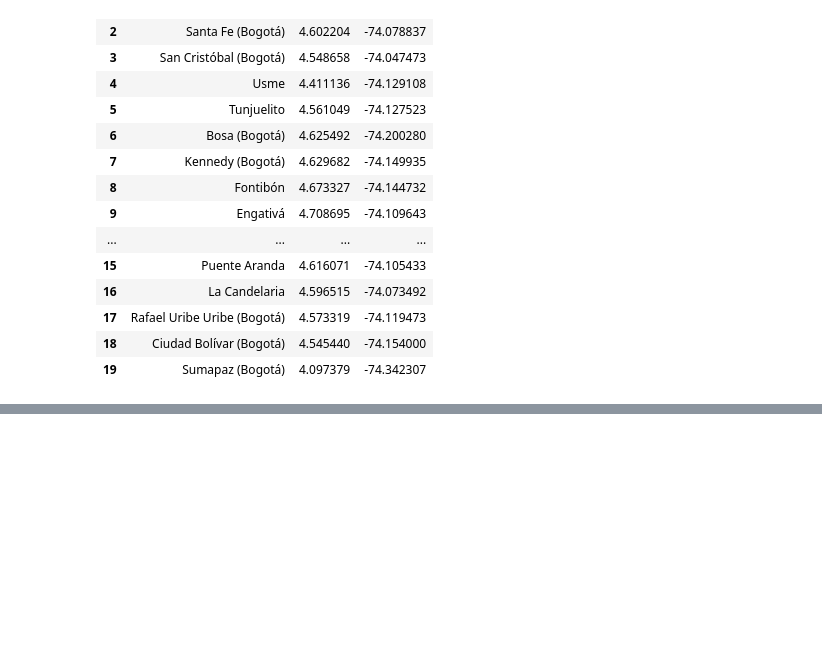
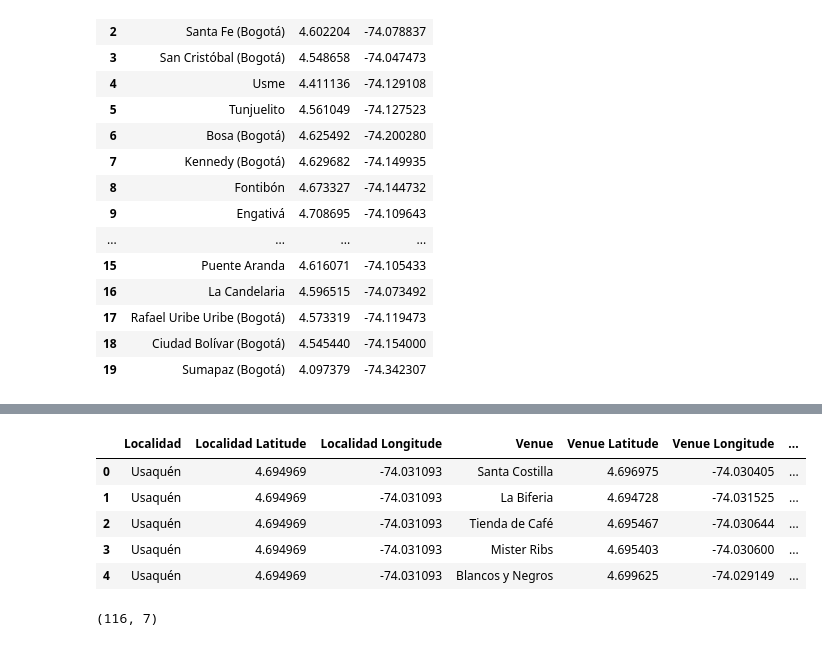
Before and after one commit to Narita1508/Coursera_Capstone, a Jupyter notebook: IBM Capstone.ipynb, the cells around one changed output, grey strips where cells are left out. Saved outputs shown, nothing was run; the diff lists cells and outputs as text; code cells hidden in the pictures; blank space fills up the shorter version.

```diff
--- a/IBM Capstone.ipynb
+++ b/IBM Capstone.ipynb
@@ -277,3 +277,20 @@ df3
 | 17 | Rafael Uribe Uribe (Bogotá) | 4.573319 | -74.119473 |
 | 18 | Ciudad Bolívar (Bogotá) | 4.545440 | -74.154000 |
 | 19 | Sumapaz (Bogotá) | 4.097379 | -74.342307 |
+# %%
+map_bogota = folium.Map(location=[latitude, longitude], zoom_start=12)
+
+# add markers to map
+for lat, lng, local in zip(df3['Latitude'], df3['Longitude'], df3['Localidades']):
+    label = '{}'.format(local)
+    label = folium.Popup(label, parse_html=True)
+    folium.CircleMarker(
+        [lat, lng],
+        radius=5,
+        popup=label,
+        color='blue',
+        fill=True,
+        fill_color='#3186cc',
+        fill_opacity=0.7).add_to(map_bogota)
+
+map_bogota
@@ -279,0 +348,15 @@ df3
+# %%
+# Use category id 4bf58dd8d48988d1df931735 to only get the BBQ JOINT
+bogota_venues_BBQjoint = getNearbyVenues(names=df3['Localidades'], latitudes=df3['Latitude'], longitudes=df3['Longitude'], radius=1000, categoryIds='4bf58dd8d48988d1df931735')
+bogota_venues_BBQjoint.head()
+# %% [output]
+|  | Localidad | Localidad Latitude | Localidad Longitude | Venue | Venue Latitude | Venue Longitude | ... |
+| 0 | Usaquén | 4.694969 | -74.031093 | Santa Costilla | 4.696975 | -74.030405 | ... |
+| 1 | Usaquén | 4.694969 | -74.031093 | La Biferia | 4.694728 | -74.031525 | ... |
+| 2 | Usaquén | 4.694969 | -74.031093 | Tienda de Café | 4.695467 | -74.030644 | ... |
+| 3 | Usaquén | 4.694969 | -74.031093 | Mister Ribs | 4.695403 | -74.030600 | ... |
+| 4 | Usaquén | 4.694969 | -74.031093 | Blancos y Negros | 4.699625 | -74.029149 | ... |
+# %%
+bogota_venues_BBQjoint.shape
+# %% [output]
+(116, 7)
```
Also changed, not shown: parts of 18 cells of this notebook.
